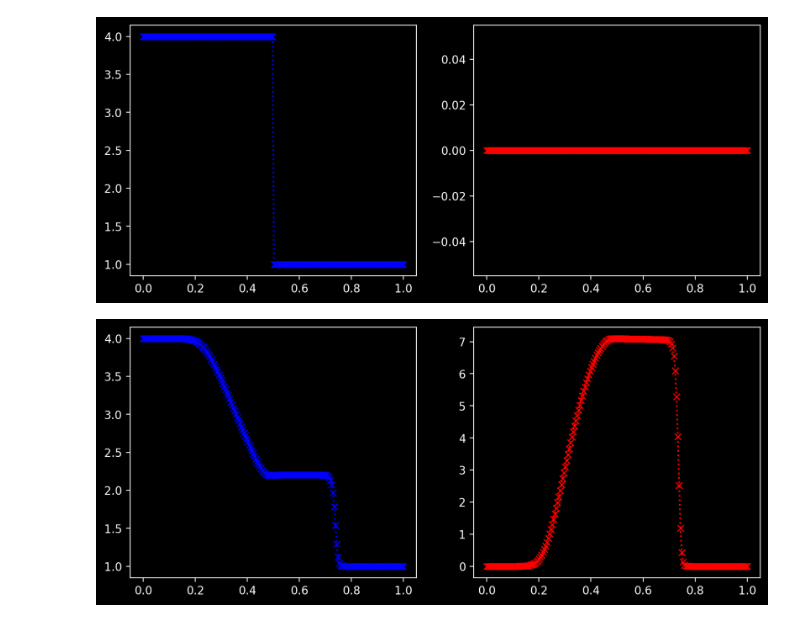
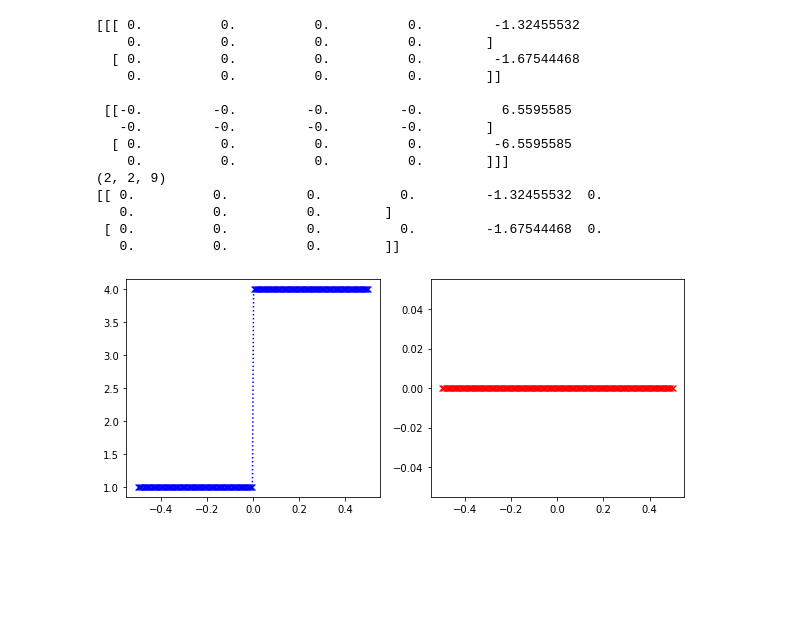
Before and after one commit to honzapulpan/fav-SNM2, a Jupyter notebook: notebooks/honza-test.ipynb, the cells around one changed output. Cells and saved outputs as stored; diff of their text form; code cells hidden in the pictures; blank space fills up the shorter version.

Commit message:
High order method

```diff
--- a/notebooks/honza-test.ipynb
+++ b/notebooks/honza-test.ipynb
@@ -67,3 +99,24 @@ def shallow_roe_1D(q_l, q_r, aux_l, aux_r, problem_data):
+# %%
+print(wave)
+#print(s)
+#print(s.shape)
+print(wave.shape)
+print(wave[0,:,:])
+# %% [output]
+[[[ 0.          0.          0.          0.         -1.32455532
+    0.          0.          0.          0.        ]
+  [ 0.          0.          0.          0.         -1.67544468
+    0.          0.          0.          0.        ]]
+
+ [[-0.         -0.         -0.         -0.          6.5595585
+   -0.         -0.         -0.         -0.        ]
+  [ 0.          0.          0.          0.         -6.5595585
+    0.          0.          0.          0.        ]]]
+(2, 2, 9)
+[[ 0.          0.          0.          0.         -1.32455532  0.
+   0.          0.          0.        ]
+ [ 0.          0.          0.          0.         -1.67544468  0.
+   0.          0.          0.        ]]
 # %%
 # HLL z Clawpacku
 
@@ -141,46 +194,47 @@ dt = 0.0001
 dtdx = dt/dx
 
 x_start = -N/2*dx #-5.
-x_start = 0
+#x_start = 0
 x = np.linspace(x_start, x_start + dx*N, N)
 
 
 # initial conditions
 # q = [h, hu]
 # POZOR, MUSI BYT CELOU DOBU KLADNA A TO I PO PROHNANI RESICEM
 q_state = np.zeros([2,N])
-q_state[0,0:int(N/2)] = 4
-q_state[0,int(N/2):] = 1
+q_state[0,0:int(N/2)] = 1
+q_state[0,int(N/2):] = 4
 #q_state[0,:] = .1 * np.sin(np.linspace(0,4*np.pi,N)) +1
 
 
 # problem_data
 problem_data = {'grav' : grav,
                'efix' : False}
 aux_l, aux_r = 0, 0
+#print(q_state)
 
 plt.subplot(1, 2, 1)
 plt.plot(x, q_state[0,:], 'bx:')
 plt.subplot(1, 2, 2)
 plt.plot(x, q_state[1,:], 'rx:')
 plt.show()
 
 # run Roe solver
 for i in range(Nt):
     q_l = q_state[:,:-1]
     q_r = q_state[:,1:]
 
     #wave, s, amdq, apdq = shallow_roe_1D(q_l, q_r, aux_l, aux_r, problem_data)
     wave, s, amdq, apdq = shallow_hll_1D(q_l, q_r, aux_l, aux_r, problem_data)
 
     q_state[:,:-1] = q_state[:,:-1] - dtdx * amdq
     q_state[:,1:] = q_state[:,1:] - dtdx * apdq
 
-plt.subplot(1, 2, 1)
-plt.plot(x, q_state[0,:], 'bx:')
-plt.subplot(1, 2, 2)
-plt.plot(x, q_state[1,:], 'rx:')
-plt.show()
+    #high-resolution
+    #q_state[:,:-1] = q_state[:,:-1] - dtdx * (1/2. *
+    #print(q_state)
+
+
+g_state = np.copy(q_state)
 # %% [output]
-[figure, old version]
+[figure, new version]
-[figure, removed]
```
Also changed, not shown: parts of 3 cells of this notebook, 1 other file.
